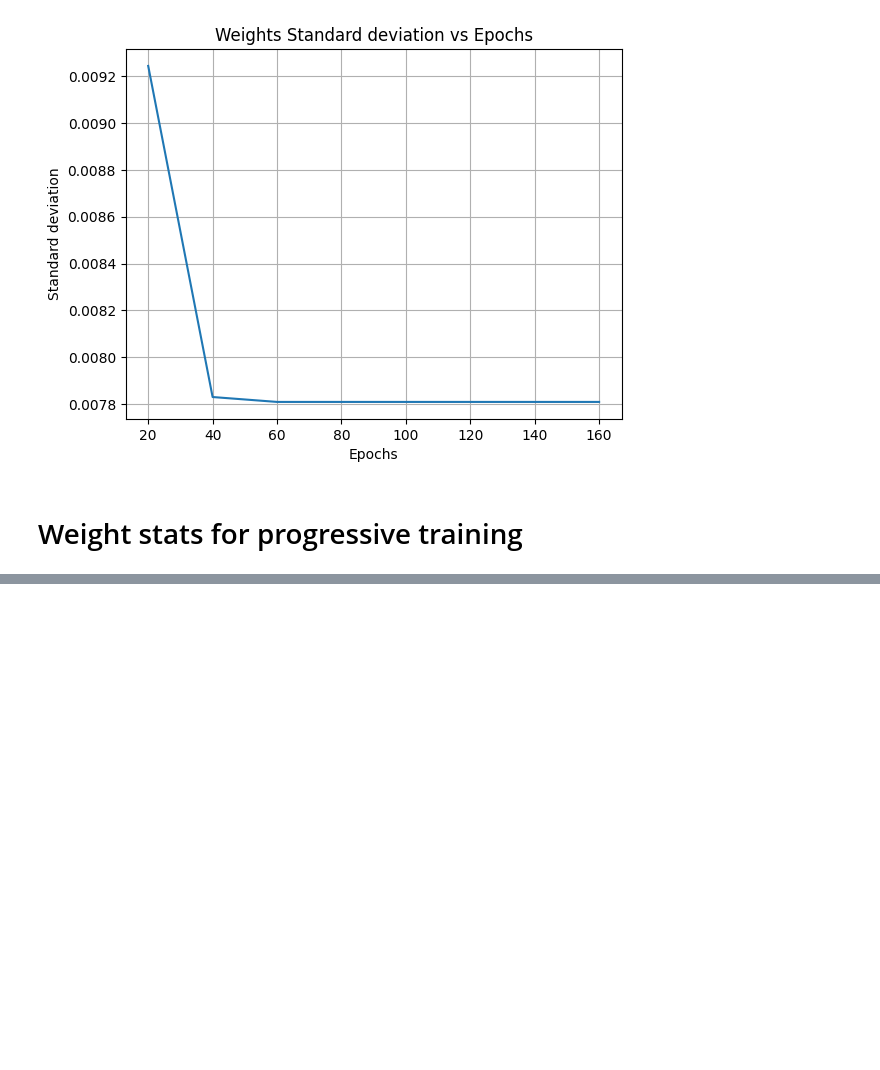
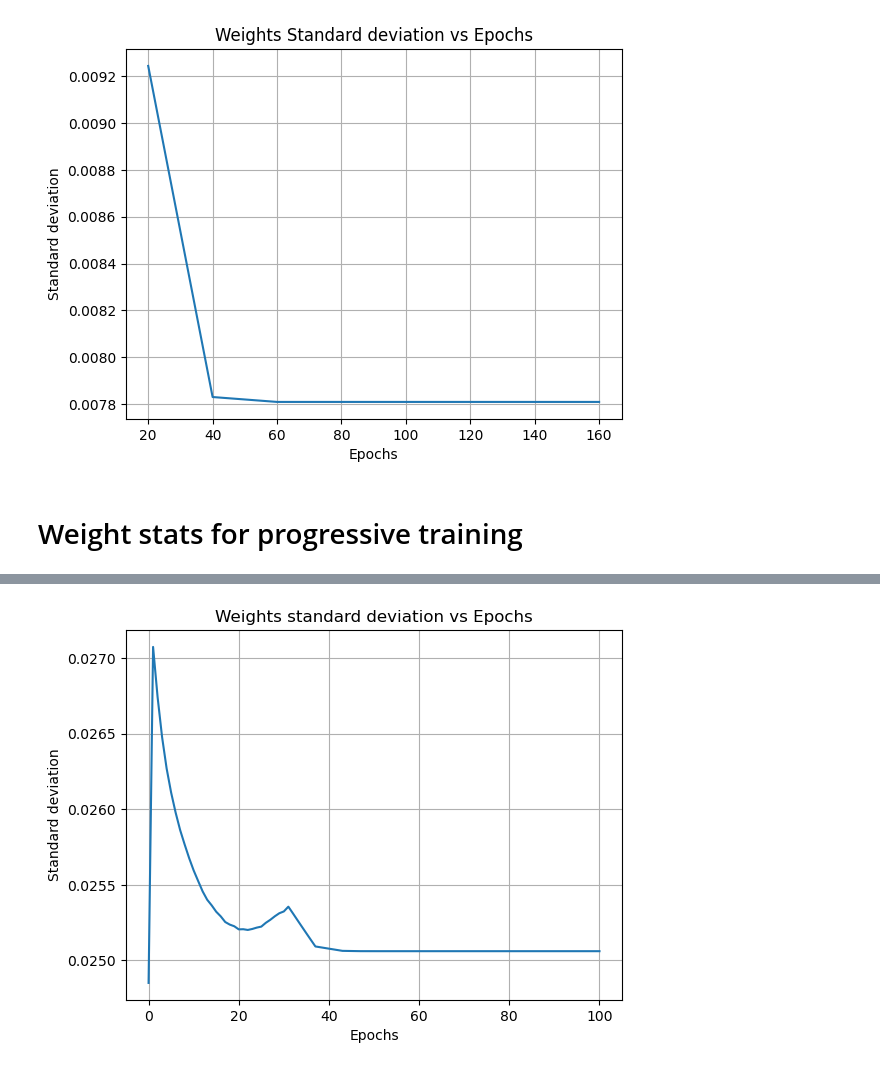
Before and after one commit to ceronvgabriel/MSc_Thesis_v2, a Jupyter notebook: weight_stats.ipynb, the cells around one changed output, grey strips where cells are left out. Drawn from its saved outputs; the diff is of its cells as text; code cells hidden in the pictures; blank space fills up the shorter version.

```diff
--- a/weight_stats.ipynb
+++ b/weight_stats.ipynb
@@ -108,0 +128,11 @@ model_actions.progressive_train_ws(net,epochs=total_epochs,step=step,tr_bs=bs,sa
+# %%
+loaded=utils.load("bs_128_progressive_weight_stats.json")
+# %%
+plt.plot(loaded["weight_stats"]["std"])
+plt.grid()
+plt.xlabel("Epochs")
+plt.ylabel("Standard deviation")
+plt.title("Weights standard deviation vs Epochs")
+plt.show()
+# %% [output]
+[figure, added]
```
Also changed, not shown: parts of 6 cells of this notebook, 4 other files.
